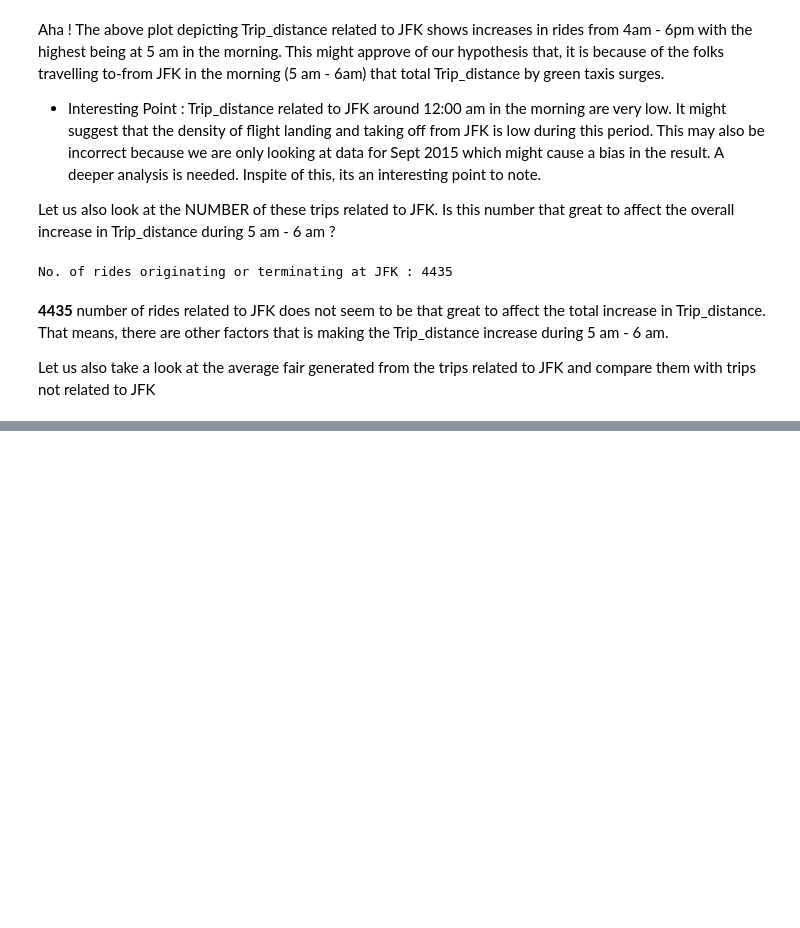
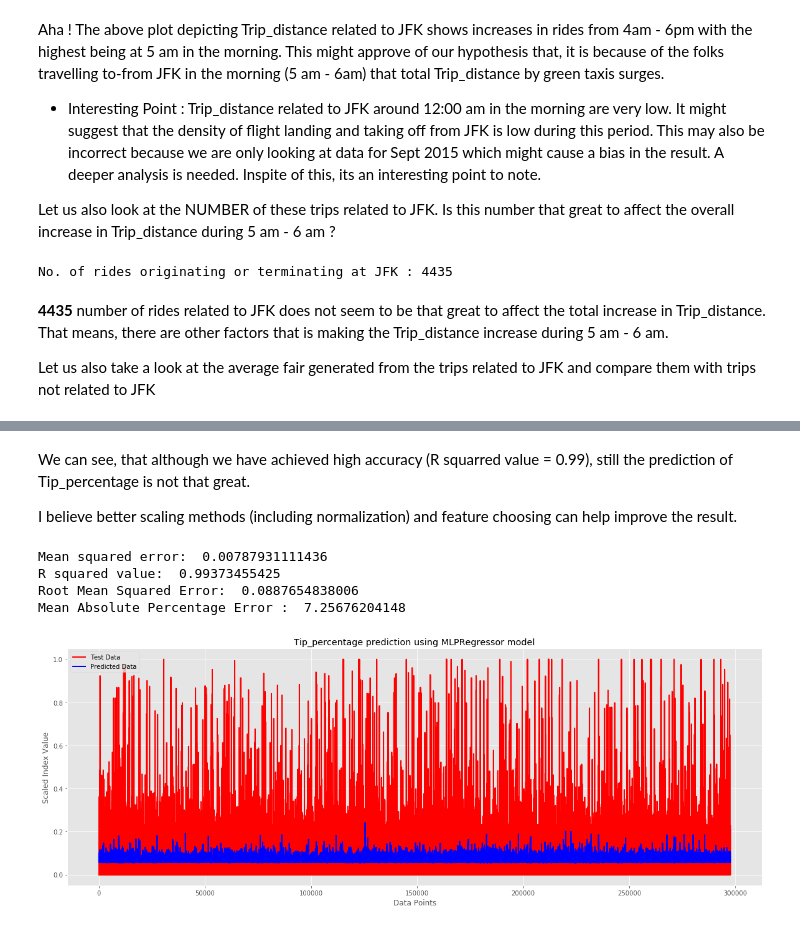
Before and after one commit to saurabhsingh13no/NewYork_GreenTaxis, a Jupyter notebook: notebook/GreenTaxis.ipynb, the cells around one changed output, grey strips where cells are left out. Drawn from its saved outputs; the diff is of its cells as text; code cells hidden in the pictures; blank space fills up the shorter version.

```diff
--- a/notebook/GreenTaxis.ipynb
+++ b/notebook/GreenTaxis.ipynb
@@ -279,0 +501,15 @@ dfAirport['Fare_amount'].sum()/dfNonAirport['Fare_amount'].sum()
+# %% [markdown]
+We can see, that although we have achieved high accuracy (R squarred value = 0.99), still the prediction of Tip_percentage is not that great.
+
+I believe better scaling methods (including normalization) and feature choosing can help improve the result.
+# %%
+# Using MLPRegressor model from scikit-learn to predict the Tip_percentage
+mlpr = MLPRegressor(solver='adam',alpha=1e-5,
+                     hidden_layer_sizes=(2, ), random_state=1,activation='logistic',max_iter=200)
+(MSE_N, R2_N, RMSE_N, MAPE_N)=runAnalysis(mlpr)
+# %% [output]
+Mean squared error:  0.00787931111436
+R squared value:  0.99373455425
+Root Mean Squared Error:  0.0887654838006
+Mean Absolute Percentage Error :  7.25676204148
+[figure, added]
```
Also changed, not shown: parts of 34 cells of this notebook.
